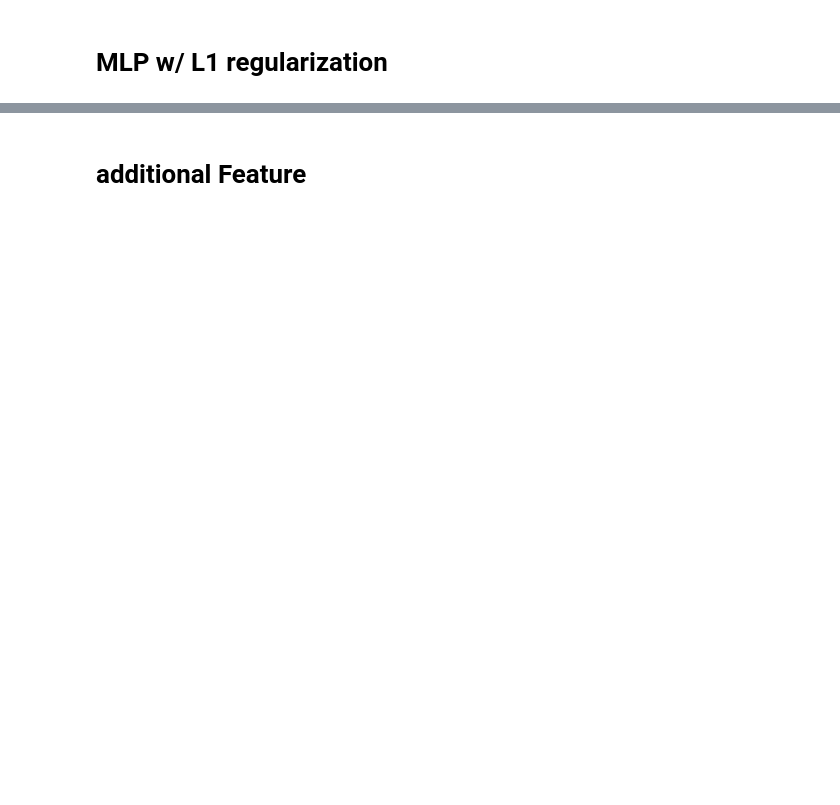
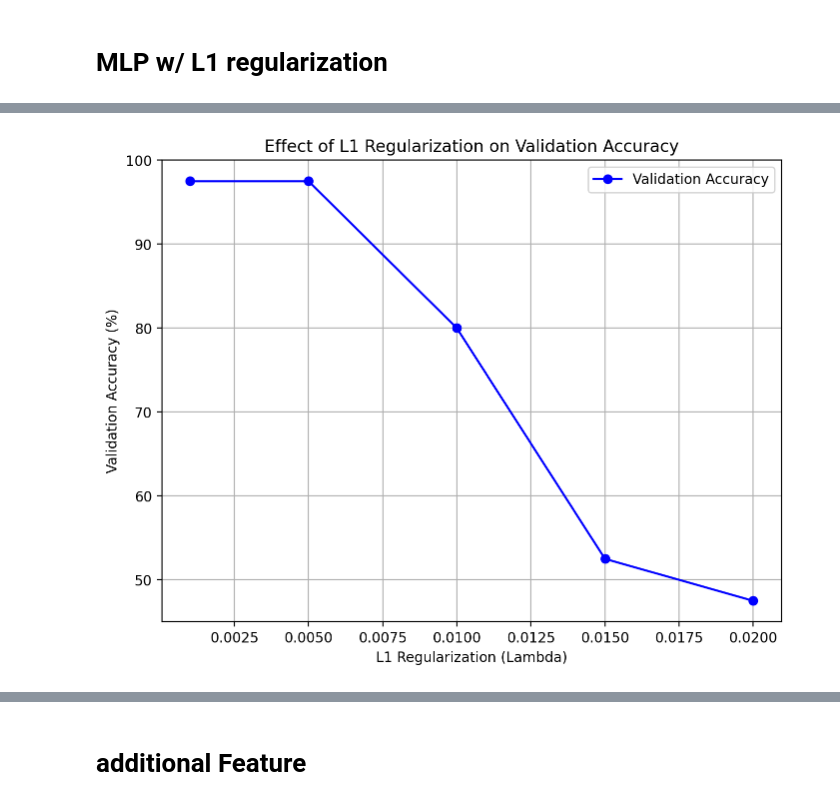
Before and after one commit to Vanshrichardiya/Vanshri, a Jupyter notebook: Task_2_MLP.ipynb, the cells around one changed output, grey strips where cells are left out. Cells and saved outputs as stored; diff of their text form; code cells hidden in the pictures; blank space fills up the shorter version.

```diff
--- a/Task_2_MLP.ipynb
+++ b/Task_2_MLP.ipynb
@@ -151,3 +135,10 @@ X_val_t = X_train_t[160:]
 Y_val_t = Y_train_t[160:]
 X_train_t = X_train_t[:160]
 Y_train_t = Y_train_t[:160]
+# %%
+l1_values = [0.001, 0.005, 0.01, 0.015, 0.02]
+epochs = 500
+val_accs = []
+
+best_lambda_l1 = None
+best_val_accuracy = -1
@@ -153,0 +176,11 @@ Y_train_t = Y_train_t[:160]
+# %%
+plt.figure(figsize=(8, 6))
+plt.plot(l1_values, val_accs, marker='o', label='Validation Accuracy', color='blue')
+plt.xlabel('L1 Regularization (Lambda)')
+plt.ylabel('Validation Accuracy (%)')
+plt.title('Effect of L1 Regularization on Validation Accuracy')
+plt.grid(True)
+plt.legend()
+plt.show()
+# %% [output]
+[figure, added]
```
Also changed, not shown: parts of 32 cells of this notebook.
